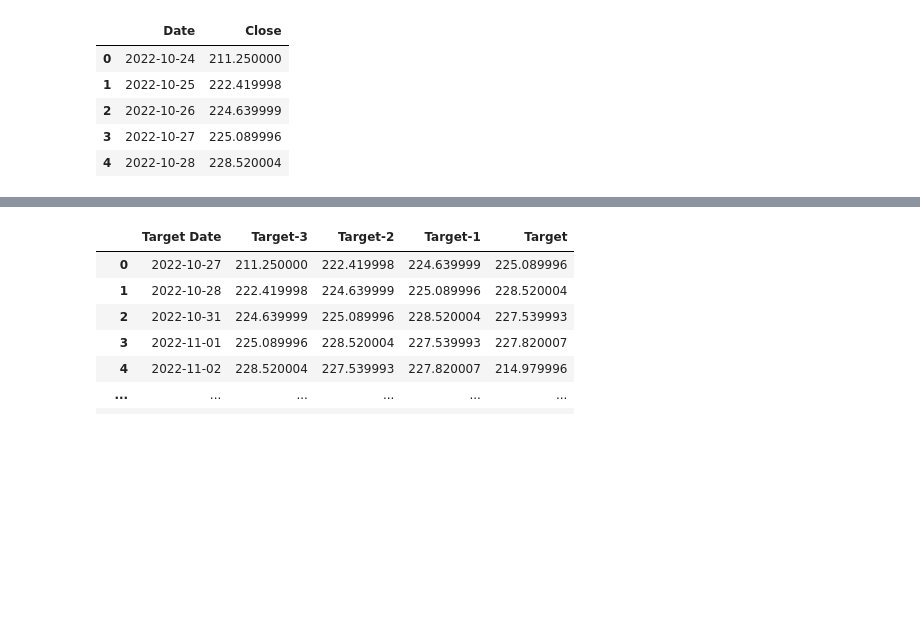
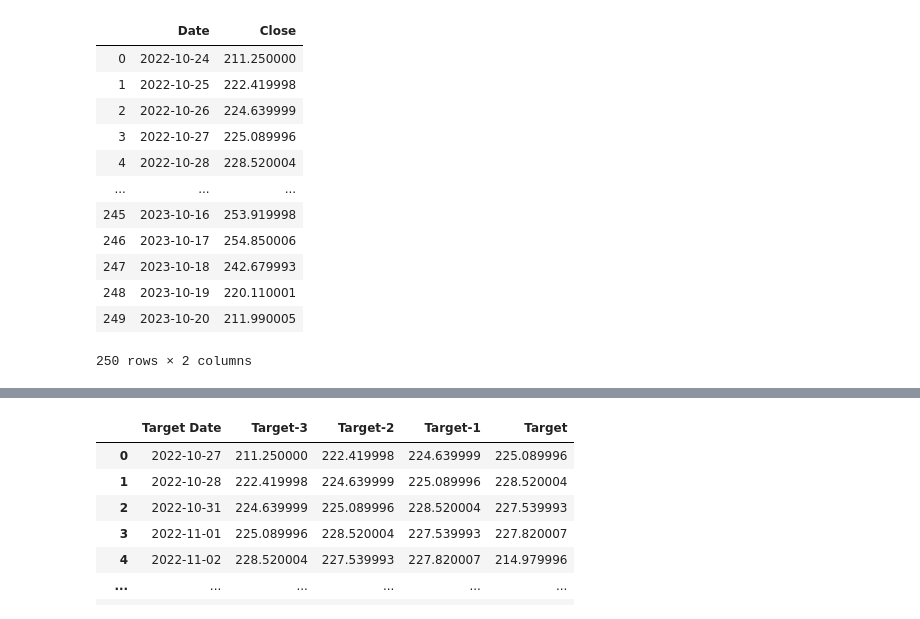
Before and after one commit to komandoyoko/DAVE3625---1, a Jupyter notebook: oblig2/Oblig-2.ipynb, the cells around one changed output, grey strips where cells are left out. Saved outputs shown, nothing was run; the diff lists cells and outputs as text; code cells hidden in the pictures; blank space fills up the shorter version.

```diff
--- a/oblig2/Oblig-2.ipynb
+++ b/oblig2/Oblig-2.ipynb
@@ -80,16 +80,23 @@ def win_df_to_date_X_y(win_df):
 # %%
 df = pd.read_csv("https://raw.githubusercontent.com/komandoyoko/DAVE3625---1/main/oblig2/TSLA.csv")
 
 df = df[['Date', 'Close']]
 
-df.head()
+df
 # %% [output]
 |  | Date | Close |
 | 0 | 2022-10-24 | 211.250000 |
 | 1 | 2022-10-25 | 222.419998 |
 | 2 | 2022-10-26 | 224.639999 |
 | 3 | 2022-10-27 | 225.089996 |
 | 4 | 2022-10-28 | 228.520004 |
+| ... | ... | ... |
+| 245 | 2023-10-16 | 253.919998 |
+| 246 | 2023-10-17 | 254.850006 |
+| 247 | 2023-10-18 | 242.679993 |
+| 248 | 2023-10-19 | 220.110001 |
+| 249 | 2023-10-20 | 211.990005 |
+250 rows × 2 columns
 # %%
 df['Date'] = df['Date'].apply(str_to_dt)
 
```
Also changed, not shown: parts of 9 cells of this notebook.
